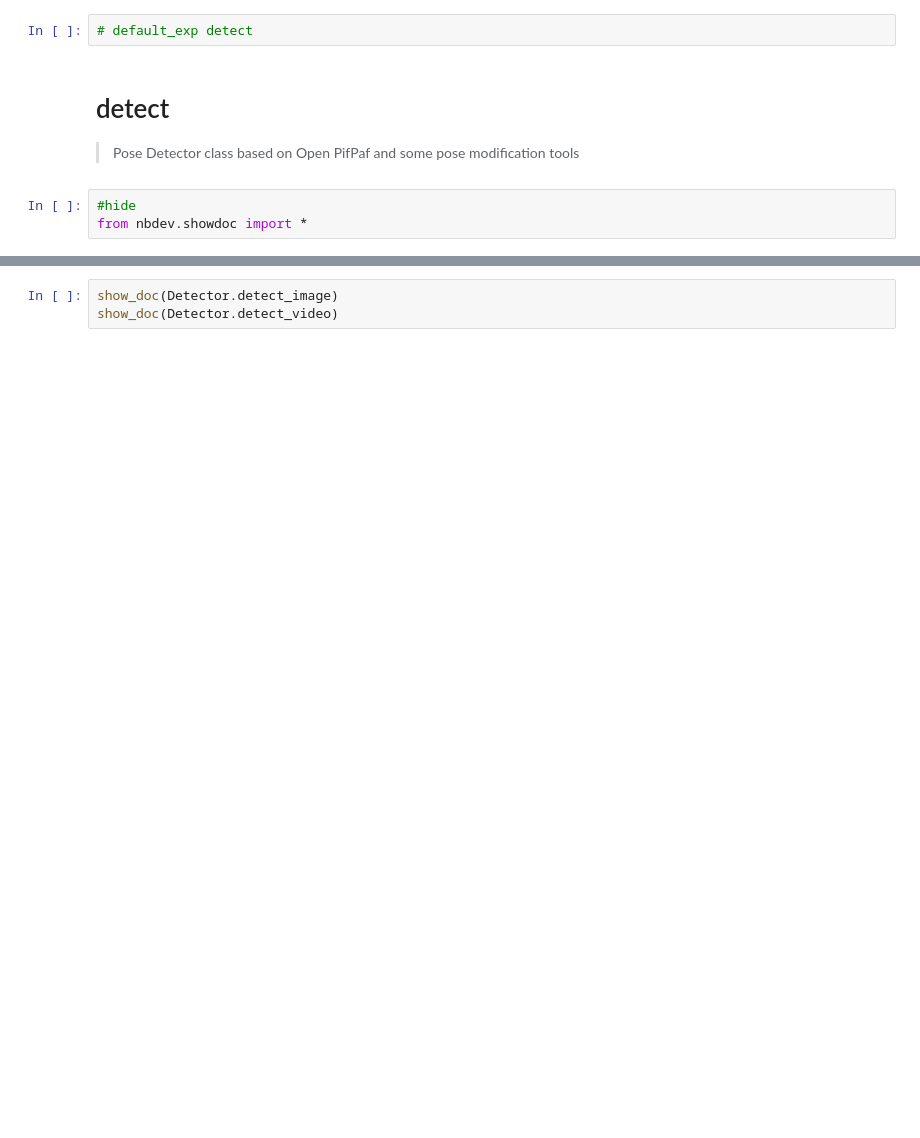
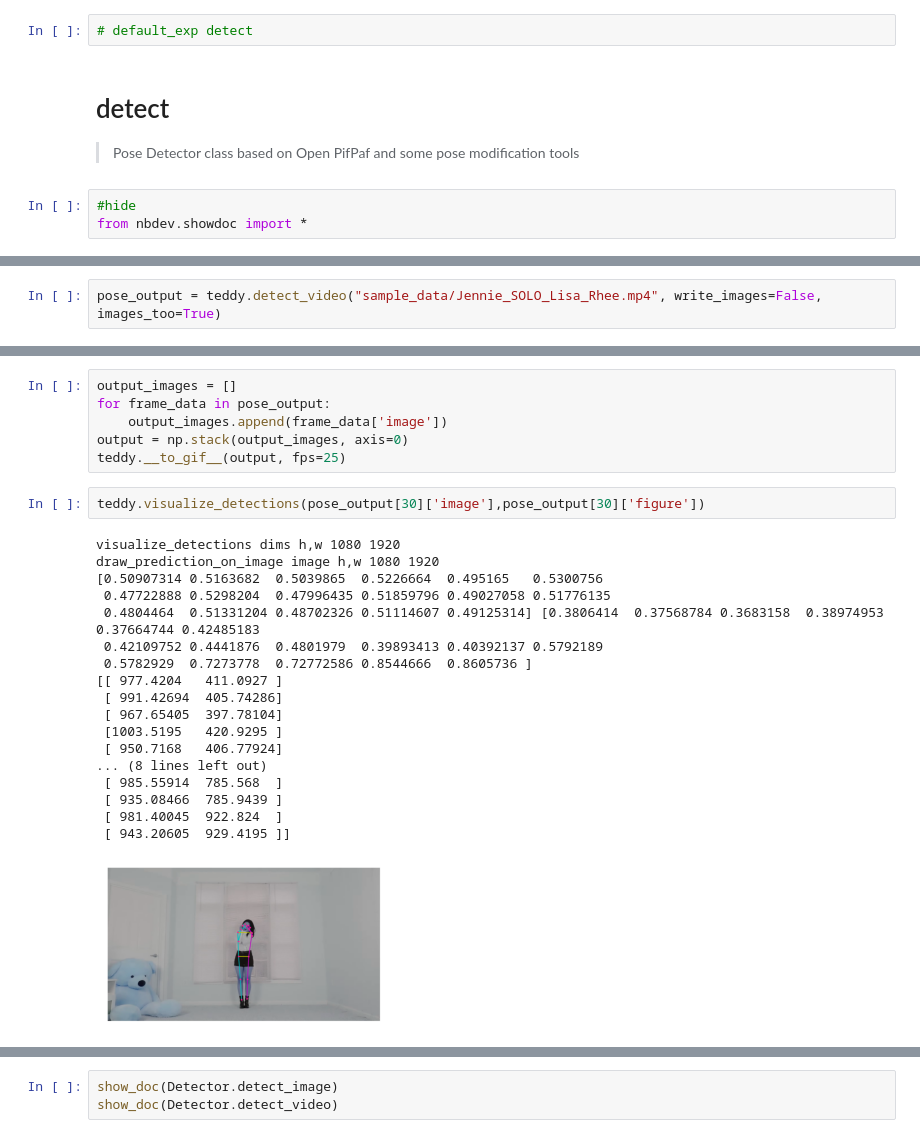
Before and after one commit to broadwell/choreo_k_nbdev1, a Jupyter notebook: 01_detect_tensorflow.ipynb, the cells around one changed output, grey strips where cells are left out. Saved outputs shown, nothing was run; the diff lists cells and outputs as text; blank space fills up the shorter version.

Commit message:
Visualization fixes

```diff
--- a/01_detect_tensorflow.ipynb
+++ b/01_detect_tensorflow.ipynb
@@ -556,0 +620,2 @@ class Detector:
+# %%
+pose_output = teddy.detect_video("sample_data/Jennie_SOLO_Lisa_Rhee.mp4", write_images=False, images_too=True)
@@ -556,0 +643,27 @@ class Detector:
+# %%
+output_images = []
+for frame_data in pose_output:
+    output_images.append(frame_data['image'])
+output = np.stack(output_images, axis=0)
+teddy.__to_gif__(output, fps=25)
+# %%
+teddy.visualize_detections(pose_output[30]['image'],pose_output[30]['figure'])
+# %% [output]
+visualize_detections dims h,w 1080 1920
+draw_prediction_on_image image h,w 1080 1920
+[0.50907314 0.5163682  0.5039865  0.5226664  0.495165   0.5300756
+ 0.47722888 0.5298204  0.47996435 0.51859796 0.49027058 0.51776135
+ 0.4804464  0.51331204 0.48702326 0.51114607 0.49125314] [0.3806414  0.37568784 0.3683158  0.38974953 0.37664744 0.42485183
+ 0.42109752 0.4441876  0.4801979  0.39893413 0.40392137 0.5792189
+ 0.5782929  0.7273778  0.72772586 0.8544666  0.8605736 ]
+[[ 977.4204   411.0927 ]
+ [ 991.42694  405.74286]
+ [ 967.65405  397.78104]
+ [1003.5195   420.9295 ]
+ [ 950.7168   406.77924]
+... (8 lines left out)
+ [ 985.55914  785.568  ]
+ [ 935.08466  785.9439 ]
+ [ 981.40045  922.824  ]
+ [ 943.20605  929.4195 ]]
+[figure, added]
```
Also changed, not shown: parts of 7 cells of this notebook, 1 other file.
